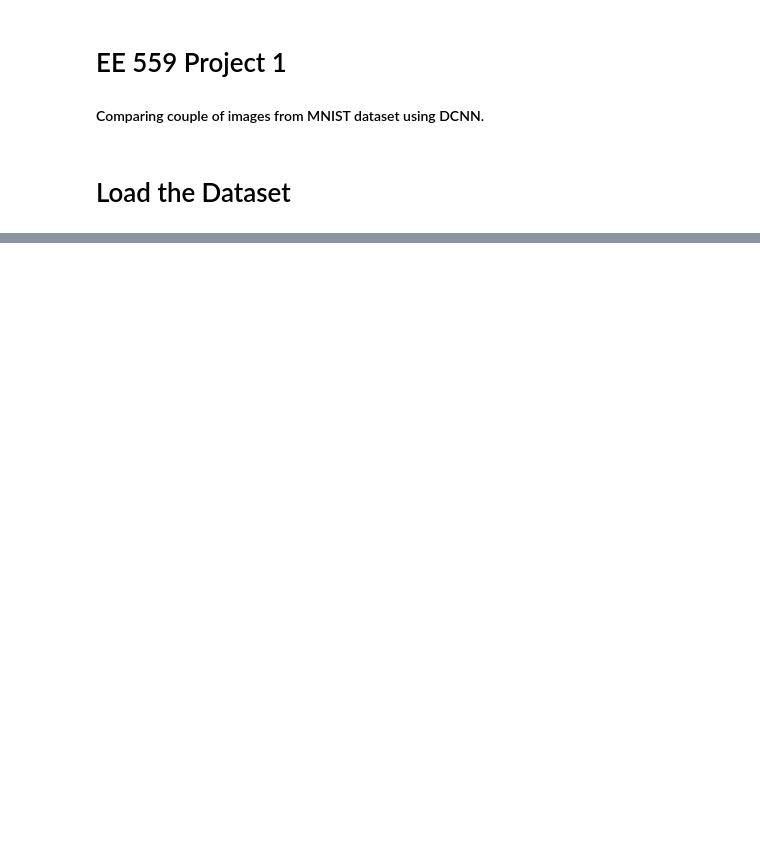
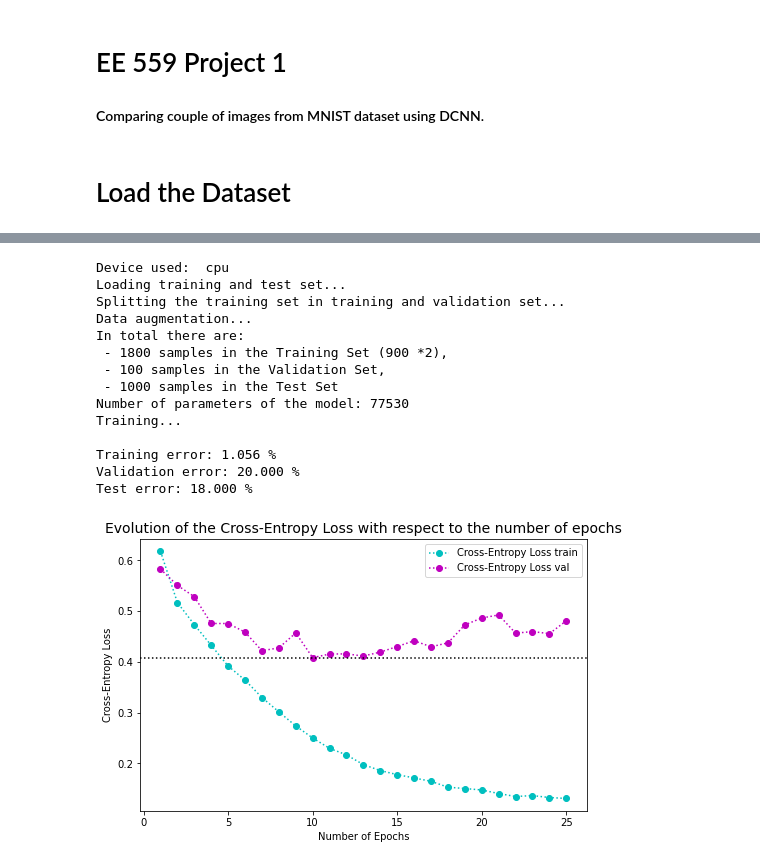
Before and after one commit to riccardocadei/DCNN-for-Digits-Comparison, a Jupyter notebook: main.ipynb, the cells around one changed output, grey strips where cells are left out. Cells and saved outputs as stored; diff of their text form; code cells hidden in the pictures; blank space fills up the shorter version.

```diff
--- a/main.ipynb
+++ b/main.ipynb
@@ -50,0 +71,22 @@ print(params)
+# %%
+model = IneqCNet()
+count_parameters(model)
+
+train_losses, test_losses, test_error = run_experiment(model, nb_epochs = 25)
+plot_train_val(train_losses, test_losses, period=1, model_name='IneqCNet')
+# %% [output]
+Device used:  cpu
+Loading training and test set...
+Splitting the training set in training and validation set...
+Data augmentation...
+In total there are:
+ - 1800 samples in the Training Set (900 *2),
+ - 100 samples in the Validation Set,
+ - 1000 samples in the Test Set
+Number of parameters of the model: 77530
+Training...
+
+Training error: 1.056 %
+Validation error: 20.000 %
+Test error: 18.000 %
+[figure, added]
```
Also changed, not shown: parts of 14 cells of this notebook.
